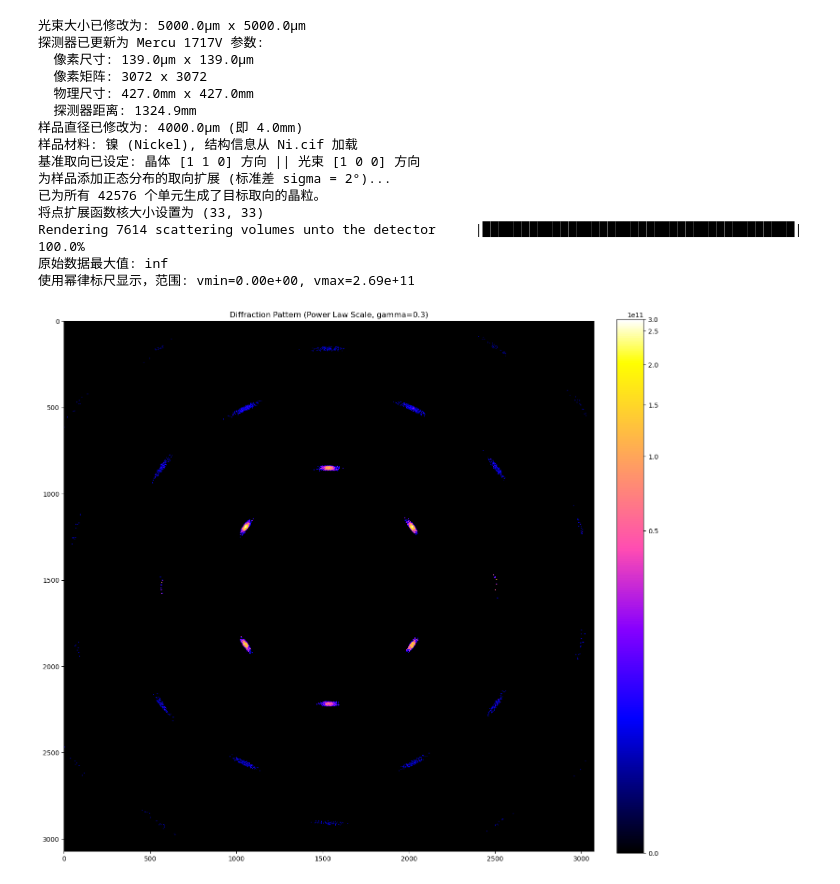
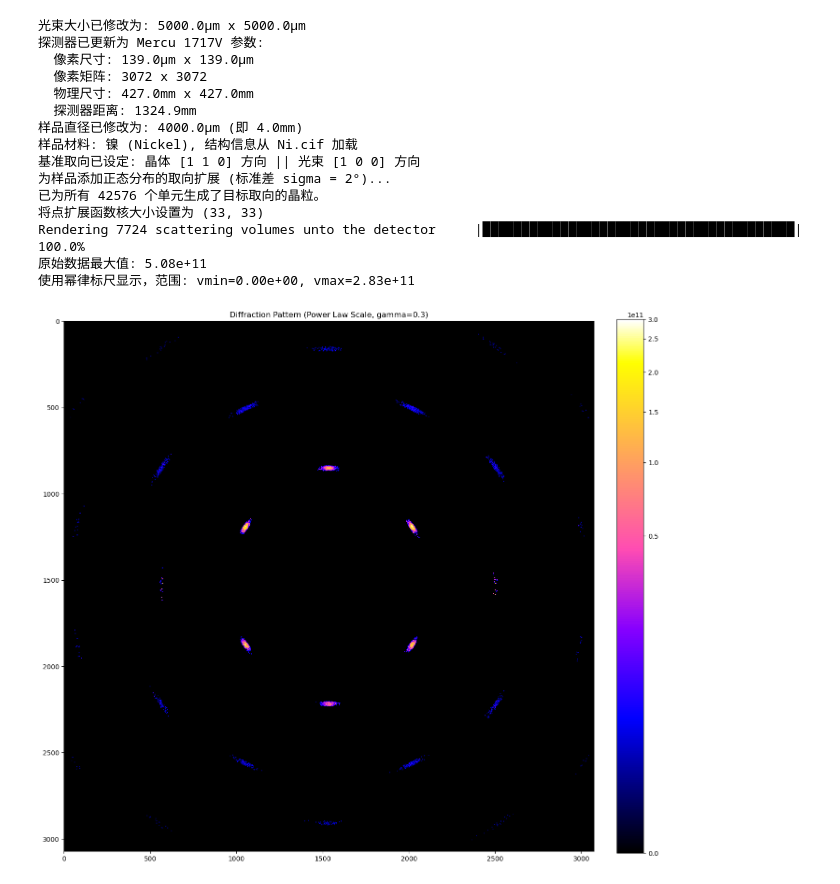
Before and after one commit to David-JA/xrd_simulator, a Jupyter notebook: nickel.ipynb, the cells around one changed output. Cells and saved outputs as stored; diff of their text form; code cells hidden in the pictures.

```diff
--- a/nickel.ipynb
+++ b/nickel.ipynb
@@ -100,7 +100,7 @@ for _ in range(mesh.number_of_elements):
     small_random_rotation = R.from_rotvec(random_angle * random_axis)
     final_rotation = small_random_rotation * base_rotation_object
 
-    orientations_with_bjspread.append(final_rotation.as_matrix())
+    orientations_with_spread.append(final_rotation.as_matrix())
 
 # 将取向列表转换为numpy数组
 single_crystal_orientation = np.array(orientations_with_spread)
@@ -154,37 +154,37 @@ print(f"使用幂律标尺显示，范围: vmin={vmin_val:.2e}, vmax={vmax_val:.
 # 设置幂律缩放的gamma值。小于1的值会提升暗部细节。
 # 0.5 (平方根缩放) 是一个很好的起点。
 gamma = 0.3
 
 # 渲染图像，在 norm 参数中传入 PowerNorm 对象
 im = ax.imshow(
     diffraction_pattern,
     cmap='gnuplot2',
     interpolation='nearest',
     norm=PowerNorm(gamma=gamma, vmin=vmin_val, vmax=vmax_val, clip=True) # 使用PowerNorm
 )
 
 # 添加颜色条
 fig.colorbar(im, ax=ax, fraction=0.046, pad=0.04)
 
 ax.set_title(f"Diffraction Pattern (Power Law Scale, gamma={gamma})")
 plt.show()
 # %% [output]
 光束大小已修改为: 5000.0μm x 5000.0μm
 探测器已更新为 Mercu 1717V 参数:
   像素尺寸: 139.0μm x 139.0μm
   像素矩阵: 3072 x 3072
   物理尺寸: 427.0mm x 427.0mm
   探测器距离: 1324.9mm
 样品直径已修改为: 4000.0μm (即 4.0mm)
 样品材料: 镍 (Nickel), 结构信息从 Ni.cif 加载
 基准取向已设定: 晶体 [1 1 0] 方向 || 光束 [1 0 0] 方向
 为样品添加正态分布的取向扩展 (标准差 sigma = 2°)...
 已为所有 42576 个单元生成了目标取向的晶粒。
 将点扩展函数核大小设置为 (33, 33)
-Rendering 7614 scattering volumes unto the detector     |████████████████████████████████████████| 100.0%
-原始数据最大值: inf
-使用幂律标尺显示，范围: vmin=0.00e+00, vmax=2.69e+11
+Rendering 7724 scattering volumes unto the detector     |████████████████████████████████████████| 100.0%
+原始数据最大值: 5.08e+11
+使用幂律标尺显示，范围: vmin=0.00e+00, vmax=2.83e+11
-[figure, old version]
+[figure, new version]
 # %%
 # --- 6. 显示结果 (对数标尺 + 对比度调整) ---
 fig, ax = plt.subplots(1, 1, figsize=(16, 15))
```
Also changed, not shown: parts of 5 cells of this notebook, 11 other files.
